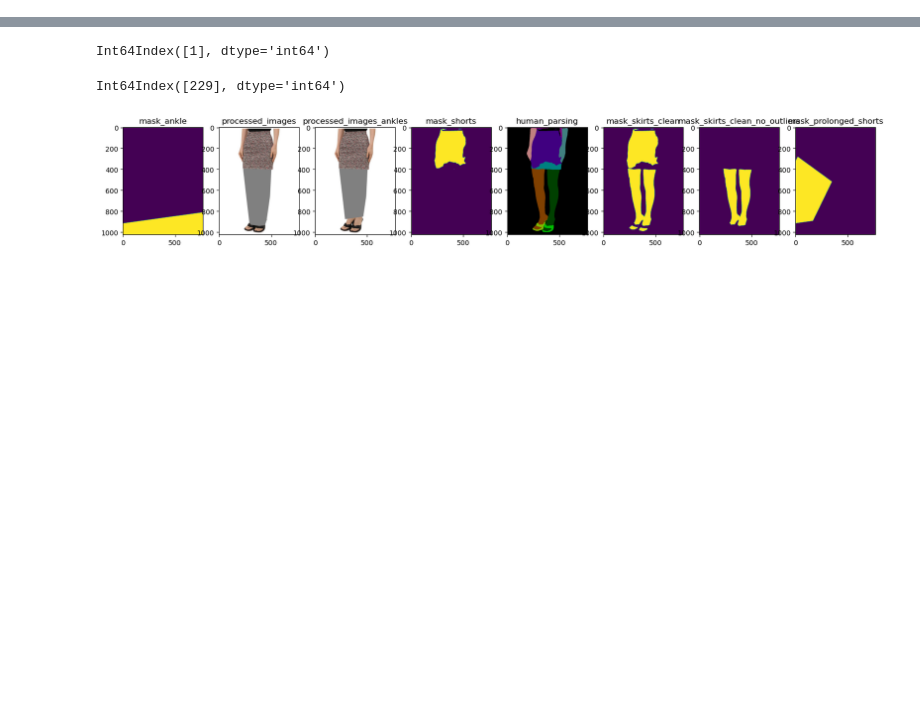
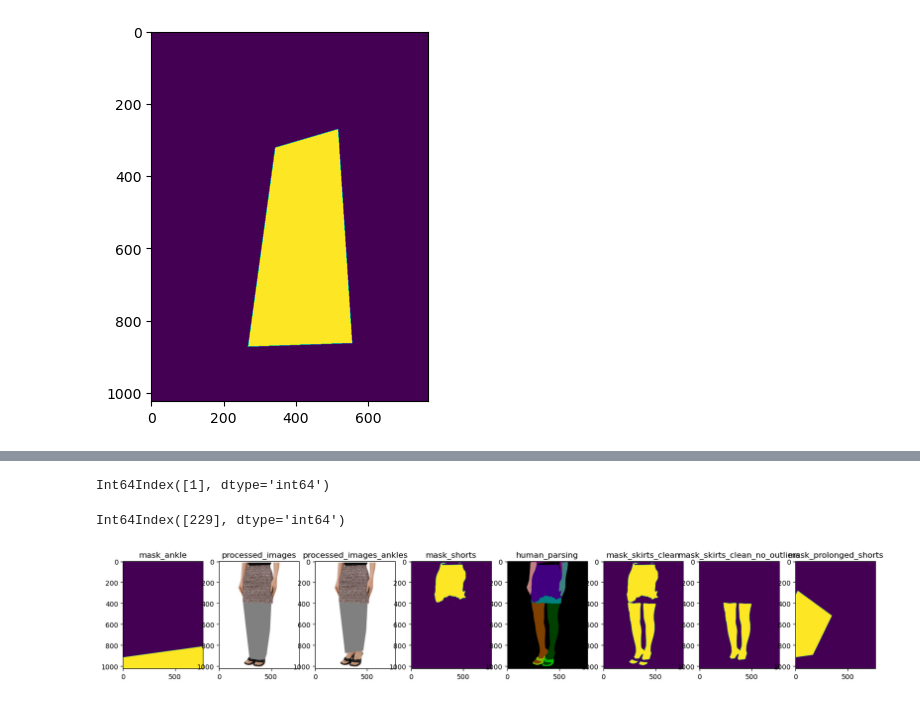
Before and after one commit to mShaldzhiyan/test_task_big, a Jupyter notebook: main.ipynb, the cells around one changed output, grey strips where cells are left out. Drawn from its saved outputs; the diff is of its cells as text; code cells hidden in the pictures; blank space fills up the shorter version.

```diff
--- a/main.ipynb
+++ b/main.ipynb
@@ -185,8 +125,0 @@ imshow(convex_hull_image(shorts))
-# %%
-# detect 4 corner points of convex_hull_image(shorts)
-points = np.argwhere(shorts)
-top_left = points[np.argmin(points.sum(axis=1))]
-top_right = points[np.argmax(points[:, 1])]
-bottom_left = points[np.argmin(points[:, 0])]
-bottom_right = points[np.argmax(points[:, 0])]
-print(top_left, top_right, bottom_left, bottom_right)
@@ -204,0 +129,83 @@ imshow(df.mask_shorts[1])
+# %%
+shorts = df.mask_shorts[2]
+left_ankle = df.left_ankles[2]
+right_ankle = df.right_ankles[2]
+image = df.image[2]
+
+def line_intersection(line1, line2):
+    xdiff = (line1[0][0] - line1[1][0], line2[0][0] - line2[1][0])
+    ydiff = (line1[0][1] - line1[1][1], line2[0][1] - line2[1][1])
+
+    def det(a, b):
+        return a[0] * b[1] - a[1] * b[0]
+
+    div = det(xdiff, ydiff)
+    if div == 0:
+       raise Exception('lines do not intersect')
+
+    d = (det(*line1), det(*line2))
+    x = det(d, xdiff) / div
+    y = det(d, ydiff) / div
+    return x, y
+
+def order_points(pts):
+    # initialzie a list of coordinates that will be ordered
+    # such that the first entry in the list is the top-left,
+    # the second entry is the top-right, the third is the
+    # bottom-right, and the fourth is the bottom-left
+    rect = np.zeros((4, 2), dtype = "float32")
+
+    # the top-left point will have the smallest sum, whereas
+    # the bottom-right point will have the largest sum
+    s = pts.sum(axis = 1)
+    rect[0] = pts[np.argmin(s)]
+    rect[2] = pts[np.argmax(s)]
+
+    # now, compute the difference between the points, the
+    # top-right point will have the smallest difference,
+    # whereas the bottom-left will have the largest difference
+    diff = np.diff(pts, axis = 1)
+    rect[1] = pts[np.argmin(diff)]
+    rect[3] = pts[np.argmax(diff)]
+
+    # return the ordered coordinates
+    return rect
+
+def prolong_shorts(shorts, left_ankle, right_ankle):
+    try:
+        nohull = shorts
+        shorts = convex_hull_image(clean_outliers(shorts))
+        box = cv2.goodFeaturesToTrack(
+            shorts.astype(np.uint8),
+            maxCorners=4,
+            minDistance=20,
+            blockSize=20,
+            qualityLevel=0.001)
+        box = np.int0(box)
+        box = np.array([a[0] for a in box])
+        box = order_points(box)
+        top_left, top_right, bottom_right, bottom_left = box
+
+        ankle_line = ((left_ankle[0], left_ankle[1]), (right_ankle[0], right_ankle[1]))
+
+        left_line = ((top_left[0], top_left[1]), (bottom_left[0], bottom_left[1]))
+        left_intersection = line_intersection(left_line, ankle_line)
+
+        right_line = ((top_right[0], top_right[1]), (bottom_right[0], bottom_right[1]))
+        right_intersection = line_intersection(right_line, ankle_line)
+
+        mask = Image.fromarray(np.zeros(shorts.shape, dtype=np.uint8))
+        draw = ImageDraw.Draw(mask)
+        # draw.polygon([tuple(top_left), tuple(top_right), tuple(bottom_right), tuple(bottom_left)], outline=1, fill=1)
+
+        draw.polygon([tuple(top_left), tuple(left_intersection), tuple(right_intersection), tuple(top_right)], outline=1, fill=1)
+        mask = np.array(mask)
+        mask = mask
+        return mask
+    except Exception as e:
+        print(e)
+        return None
+
+N = 36
+imshow(prolong_shorts(df.mask_shorts[N], df.left_ankles[N], df.right_ankles[N]))
+# %% [output]
@@ -205,2 +213,3 @@ imshow(df.mask_shorts[1])
+[figure, added]
 # %%
 tqdm._instances.clear()
```
Also changed, not shown: parts of 13 cells of this notebook, 2 other files.
